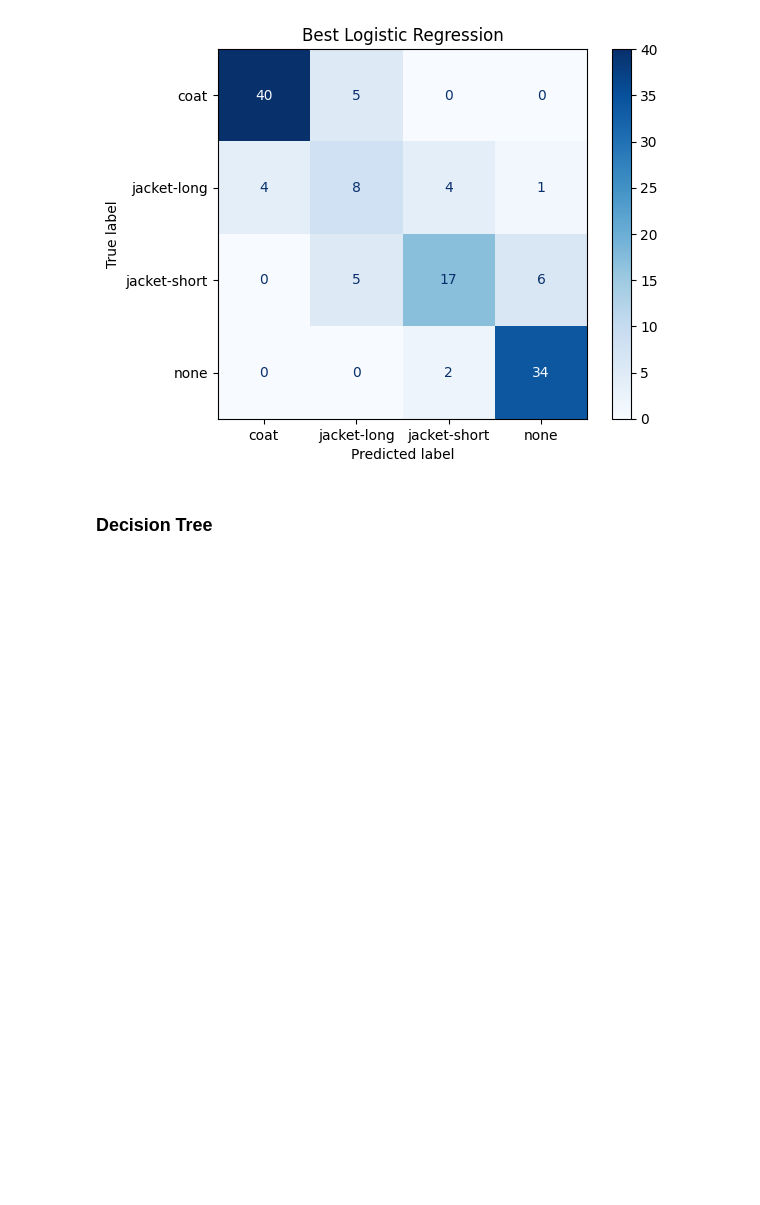
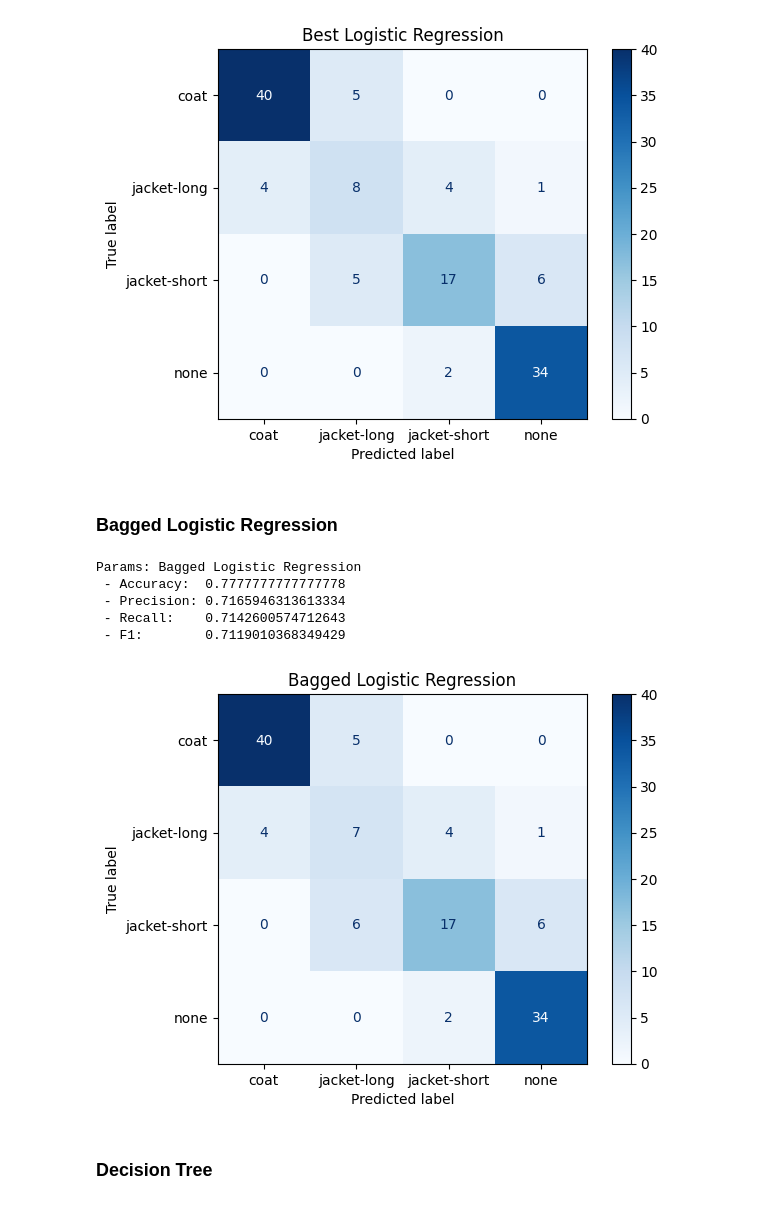
Before and after one commit to tikkikkit21/WeatherML, a Jupyter notebook: research.ipynb, the cells around one changed output. Drawn from its saved outputs; the diff is of its cells as text; code cells hidden in the pictures; blank space fills up the shorter version.

```diff
--- a/research.ipynb
+++ b/research.ipynb
@@ -602,6 +603,26 @@ Params: Best Logistic Regression
  - Recall:    0.7277661064425771
  - F1:        0.7264507028551972
 [figure]
+# %% [markdown]
+### Bagged Logistic Regression
+# %%
+bagged_lr = BaggingClassifier(
+    random_state=RANDOM_STATE,
+    estimator=best_lr,
+    n_estimators=10,
+    n_jobs=-2
+)
+
+bagged_lr.fit(X_train, y_train)
+bagged_lr_ypred = bagged_lr.predict(X_val)
+bagged_results = score_model(bagged_lr_ypred, y_val, label='Bagged Logistic Regression')
+# %% [output]
+Params: Bagged Logistic Regression
+ - Accuracy:  0.7777777777777778
+ - Precision: 0.7165946313613334
+ - Recall:    0.7142600574712643
+ - F1:        0.7119010368349429
+[figure, added]
 # %% [markdown]
 ### Decision Tree
 # %%
```
Also changed, not shown: parts of 4 cells of this notebook.
